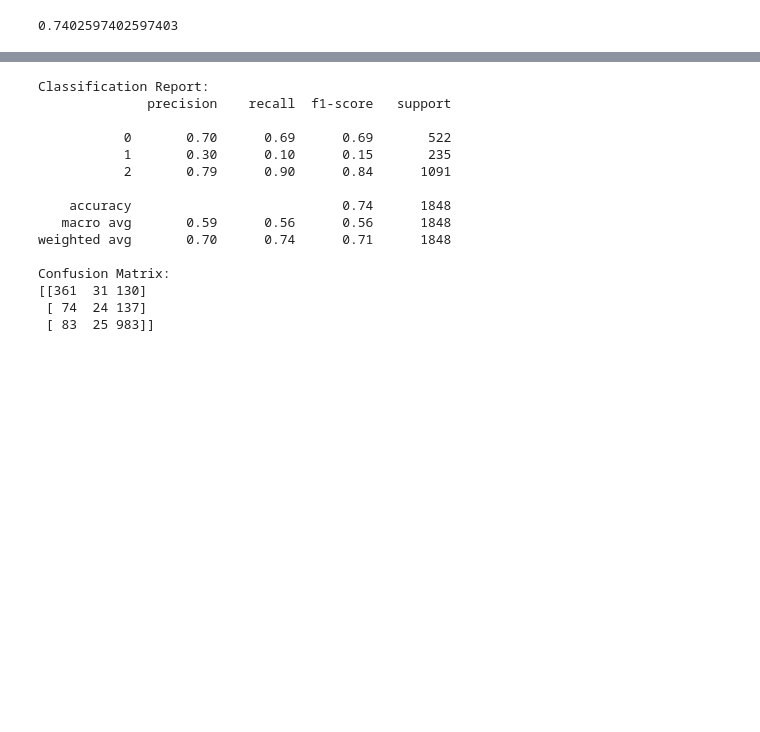
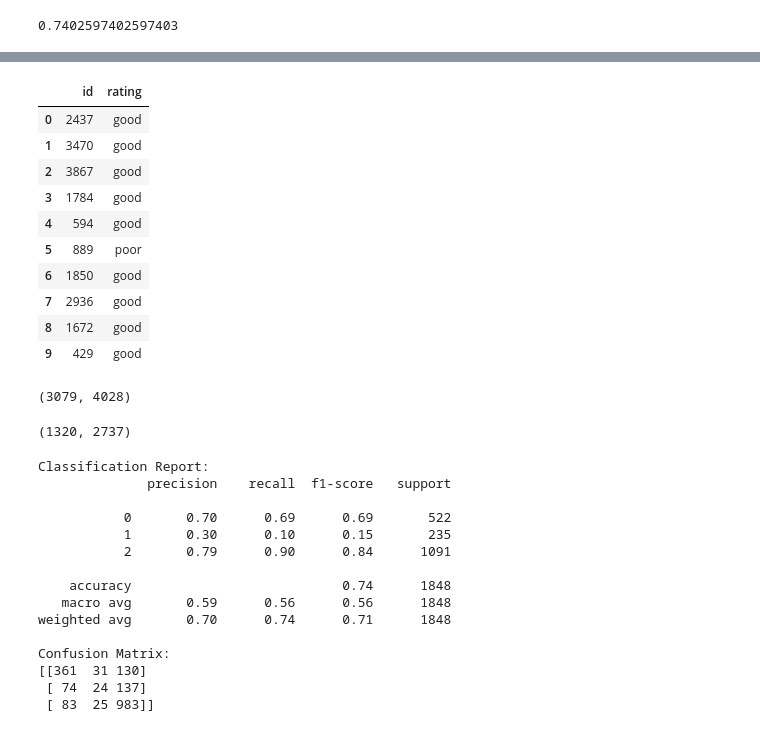
Before and after one commit to Murtaza-Kazmi/Sentiment-Analysis-, a Jupyter notebook: Project_file.ipynb, the cells around one changed output, grey strips where cells are left out. Cells and saved outputs as stored; diff of their text form; code cells hidden in the pictures; blank space fills up the shorter version.

```diff
--- a/Project_file.ipynb
+++ b/Project_file.ipynb
@@ -401,0 +443,19 @@ ValueError: ignored
+# %%
+to_predict.drop(columns = 'review', inplace = True)
+# %%
+#Converting to 0 for poor, 1 for average, and 2 for good.
+to_predict['rating'] = to_predict['rating'].apply(lambda x : 'good' if x == 2 else ('poor' if x == 0 else 'average'))
+
+to_predict.head(10)
+# %% [output]
+|  | id | rating |
+| 0 | 2437 | good |
+| 1 | 3470 | good |
+| 2 | 3867 | good |
+| 3 | 1784 | good |
+| 4 | 594 | good |
+| 5 | 889 | poor |
+| 6 | 1850 | good |
+| 7 | 2936 | good |
+| 8 | 1672 | good |
+| 9 | 429 | good |
@@ -402,3 +464,11 @@ ValueError: ignored
+# %%
+X.shape
+# %% [output]
+(3079, 4028)
+# %%
+X_to_predict.shape
+# %% [output]
+(1320, 2737)
 # %%
 from sklearn.metrics import classification_report
 from sklearn.metrics import confusion_matrix
```
Also changed, not shown: parts of 19 cells of this notebook, 2 other files.
